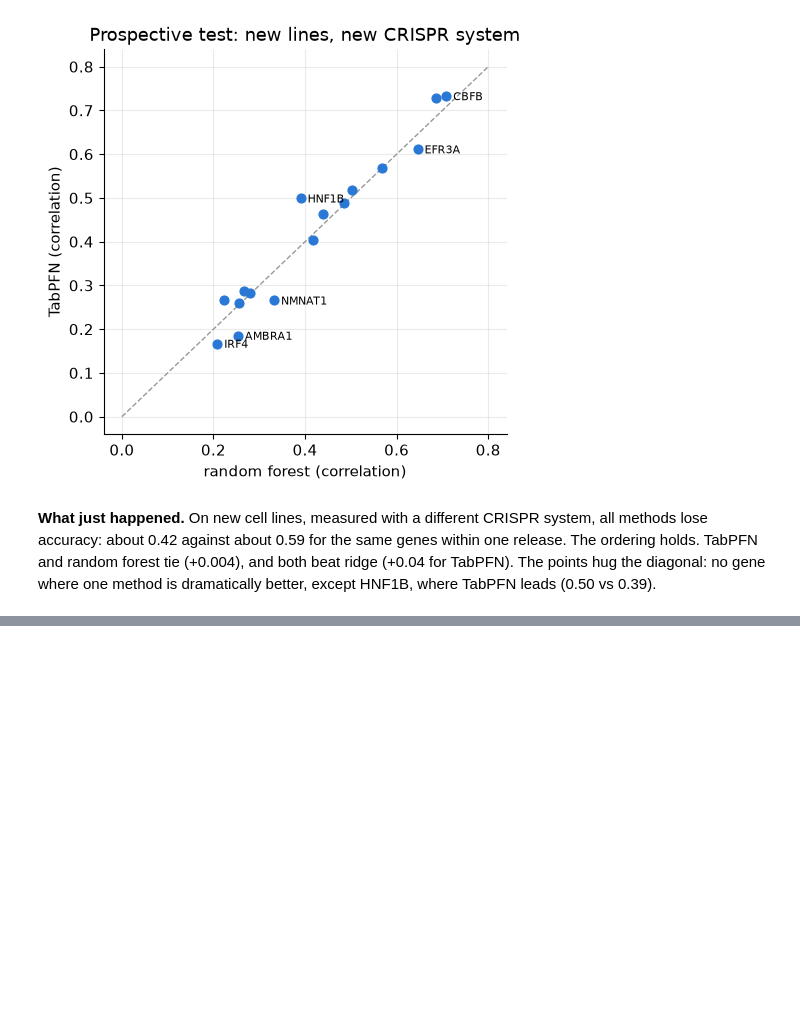
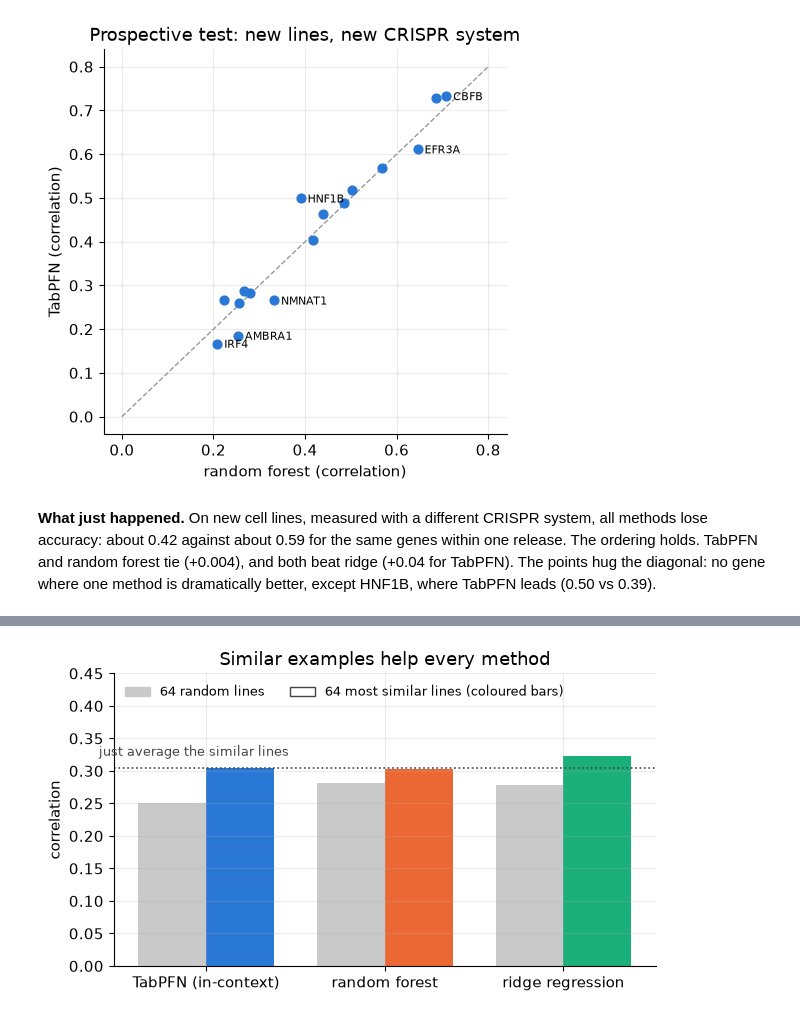
Before and after one commit to nathanmaulding/tutorial-projects, a Jupyter notebook: in-context-learning/03_icl_for_biology_tabpfn.ipynb, the cells around one changed output, grey strips where cells are left out. Drawn from its saved outputs; the diff is of its cells as text; code cells hidden in the pictures; blank space fills up the shorter version.

```diff
--- a/in-context-learning/03_icl_for_biology_tabpfn.ipynb
+++ b/in-context-learning/03_icl_for_biology_tabpfn.ipynb
@@ -281,0 +347,4 @@ python -m icl_bio.study prospective  # needs the DepMap 26Q3 files
+# %%
+sim = A2.similar_table(df2).mean().unstack("arm")[["random", "similar"]]
+sim = sim.rename(index={**A.NAMES, "mean": "average of the examples (k-nearest neighbours)"})
+sim
@@ -281,0 +358,16 @@ python -m icl_bio.study prospective  # needs the DepMap 26Q3 files
+# %%
+names = ["TabPFN (in-context)", "random forest", "ridge regression"]
+x = np.arange(len(names)); w = 0.38
+fig, ax = plt.subplots(figsize=(7, 3.8))
+ax.bar(x - w/2, sim.loc[names, "random"], w, color="#c9c9c9", label="64 random lines")
+ax.bar(x + w/2, sim.loc[names, "similar"], w, color=[COLORS[n] for n in names], label="64 most similar lines")
+knn = sim.loc["average of the examples (k-nearest neighbours)", "similar"]
+ax.axhline(knn, color="#444", ls=":", lw=1.2)
+ax.text(-0.6, knn + 0.018, "just average the similar lines", fontsize=9, ha="left", color="#444")
+from matplotlib.patches import Patch
+ax.set_xticks(x, names); ax.set(ylabel="correlation", ylim=(0, 0.45), title="Similar examples help every method")
+ax.legend(handles=[Patch(color="#c9c9c9", label="64 random lines"),
+                   Patch(facecolor="white", edgecolor="#444", label="64 most similar lines (coloured bars)")],
+          frameon=False, loc="upper left", fontsize=9, ncol=2); plt.show()
+# %% [output]
+[figure, added]
```
Also changed, not shown: parts of 19 cells of this notebook, 7 other files.
